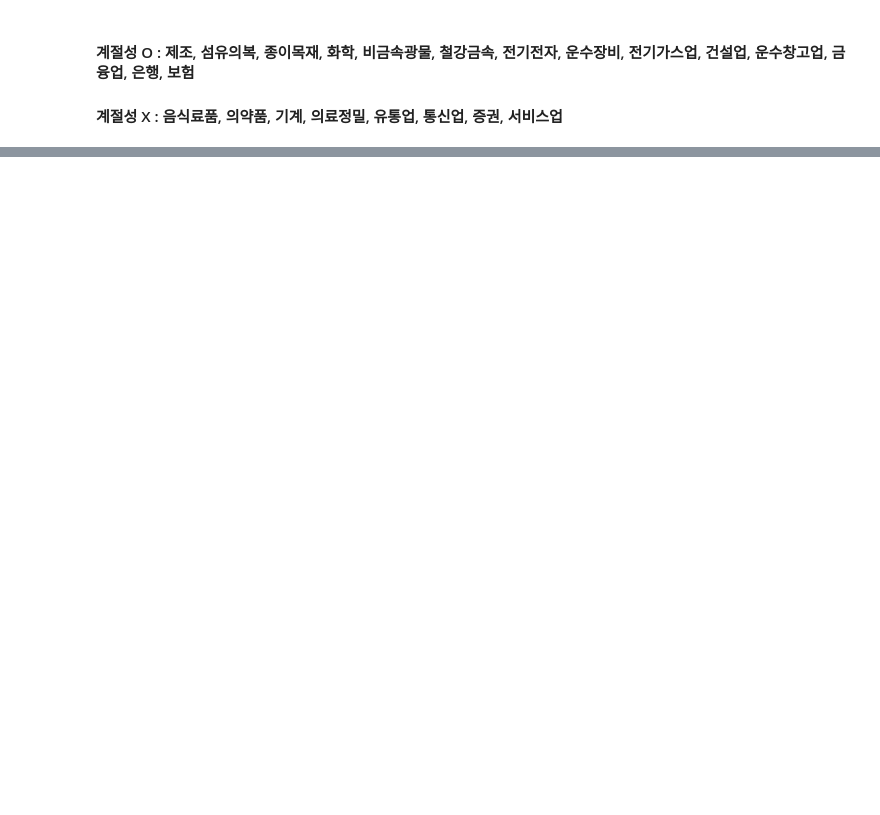
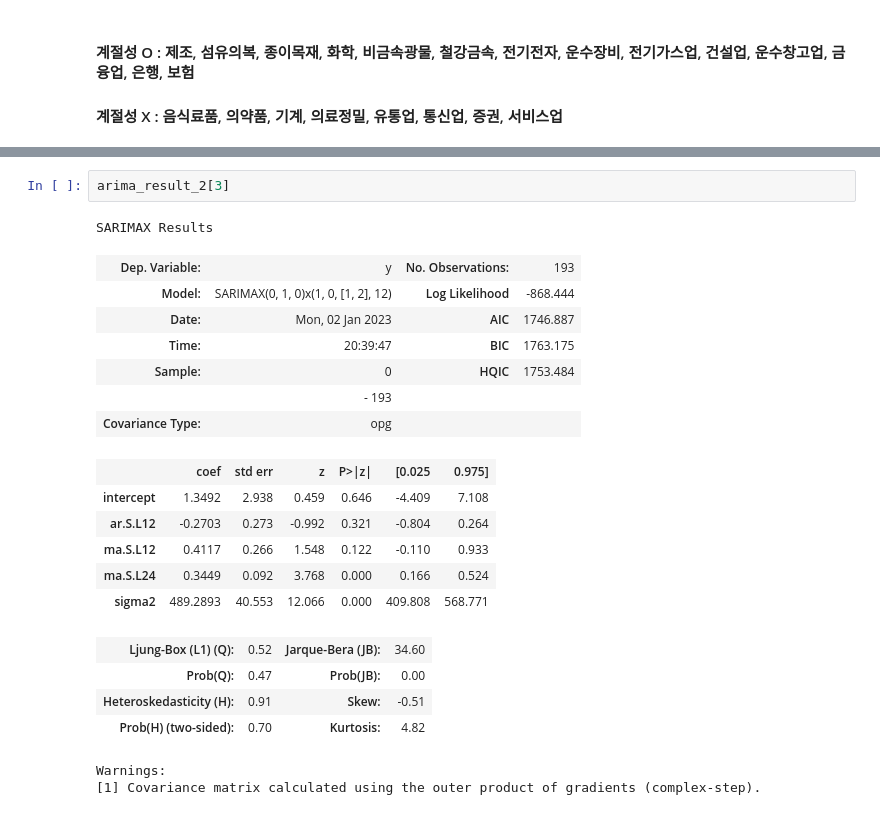
Before and after one commit to Jjineeq/Quant, a Jupyter notebook: Quant_Arima.ipynb, the cells around one changed output, grey strips where cells are left out. Drawn from its saved outputs; the diff is of its cells as text; blank space fills up the shorter version.

```diff
--- a/Quant_Arima.ipynb
+++ b/Quant_Arima.ipynb
@@ -126,0 +423,23 @@ for i in tqdm(range(len(df.columns))):
+# %%
+arima_result_2[3]
+# %% [output]
+SARIMAX Results
+| Dep. Variable: | y | No. Observations: | 193 |
+| Model: | SARIMAX(0, 1, 0)x(1, 0, [1, 2], 12) | Log Likelihood | -868.444 |
+| Date: | Mon, 02 Jan 2023 | AIC | 1746.887 |
+| Time: | 20:39:47 | BIC | 1763.175 |
+| Sample: | 0 | HQIC | 1753.484 |
+|  | - 193 |  |  |
+| Covariance Type: | opg |  |  |
+|  | coef | std err | z | P>|z| | [0.025 | 0.975] |
+| intercept | 1.3492 | 2.938 | 0.459 | 0.646 | -4.409 | 7.108 |
+| ar.S.L12 | -0.2703 | 0.273 | -0.992 | 0.321 | -0.804 | 0.264 |
+| ma.S.L12 | 0.4117 | 0.266 | 1.548 | 0.122 | -0.110 | 0.933 |
+| ma.S.L24 | 0.3449 | 0.092 | 3.768 | 0.000 | 0.166 | 0.524 |
+| sigma2 | 489.2893 | 40.553 | 12.066 | 0.000 | 409.808 | 568.771 |
+| Ljung-Box (L1) (Q): | 0.52 | Jarque-Bera (JB): | 34.60 |
+| Prob(Q): | 0.47 | Prob(JB): | 0.00 |
+| Heteroskedasticity (H): | 0.91 | Skew: | -0.51 |
+| Prob(H) (two-sided): | 0.70 | Kurtosis: | 4.82 |
+Warnings:
+[1] Covariance matrix calculated using the outer product of gradients (complex-step).
```
Also changed, not shown: parts of 9 cells of this notebook, 27 other files.
